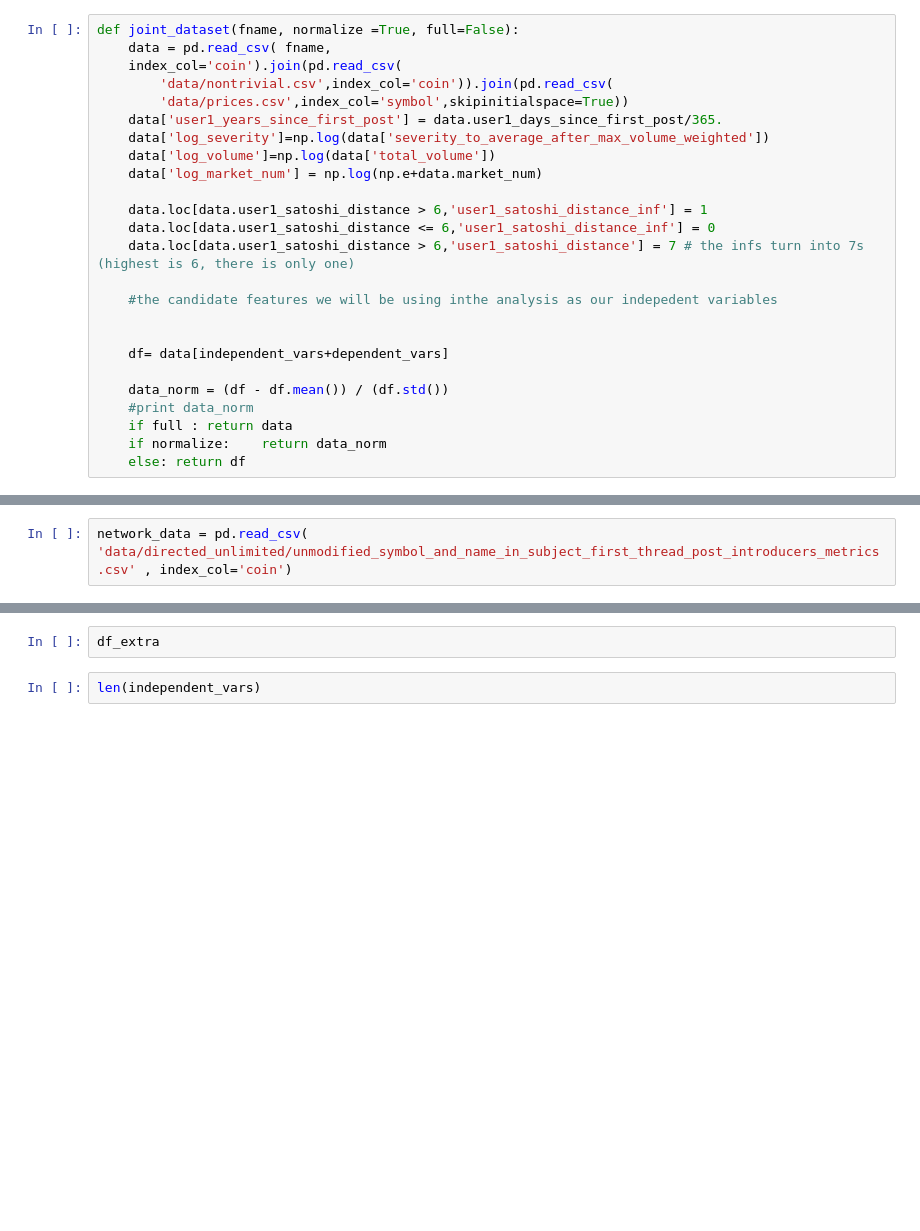
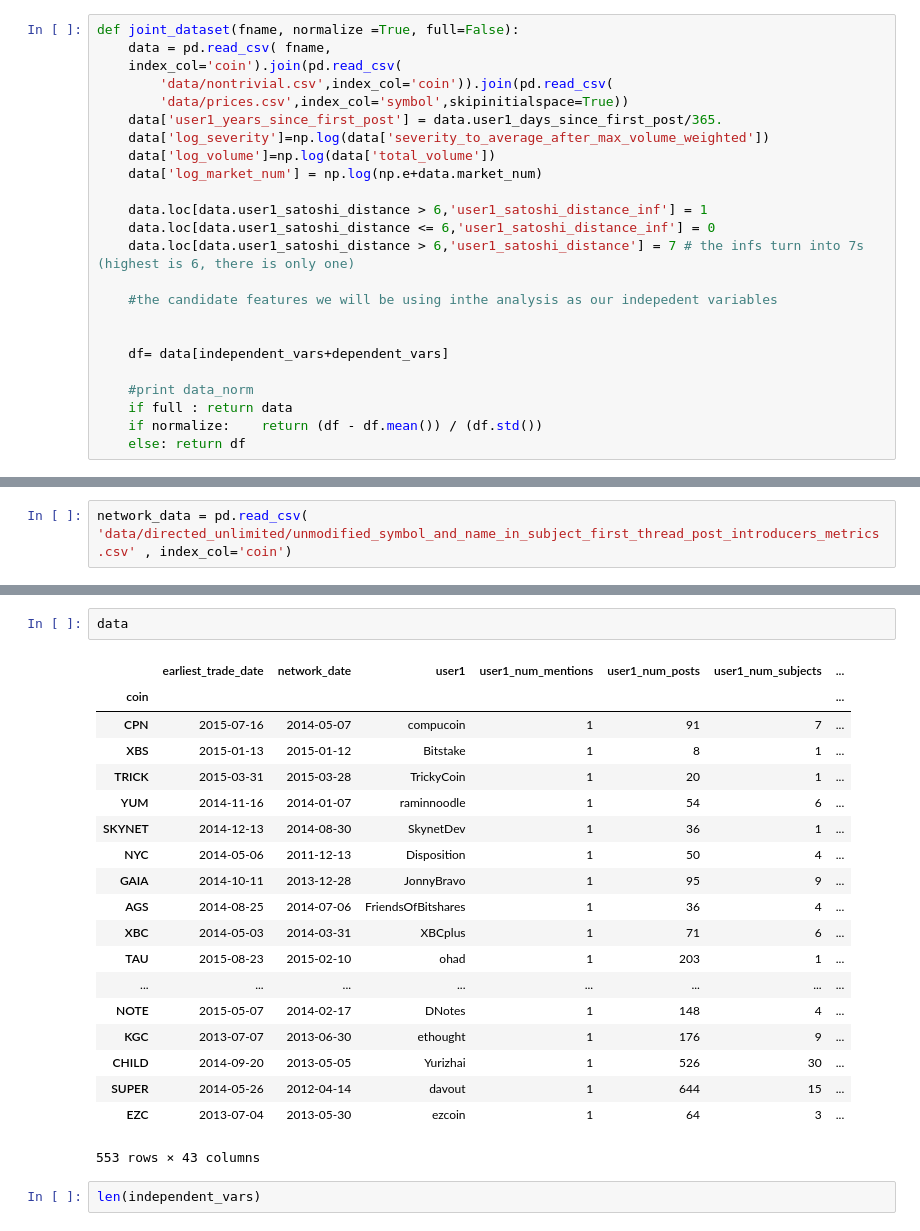
Before and after one commit to nikete/Comunity-Structure-Extremely-Speculative-Asset-Dynamics, a Jupyter notebook: coin introducers forum network position partially predicts magnitude and intensity of bubbles .ipynb, the cells around one changed output, grey strips where cells are left out. Cells and saved outputs as stored; diff of their text form; blank space fills up the shorter version.

Commit message:
investigating how the data broke

```diff
--- a/coin introducers forum network position partially predicts magnitude and intensity of bubbles .ipynb
+++ b/coin introducers forum network position partially predicts magnitude and intensity of bubbles .ipynb
@@ -89,10 +89,9 @@ def joint_dataset(fname, normalize =True, full=False):
 
     df= data[independent_vars+dependent_vars]
 
-    data_norm = (df - df.mean()) / (df.std())
     #print data_norm
     if full : return data
-    if normalize:    return data_norm
+    if normalize:    return (df - df.mean()) / (df.std())
     else: return df
 # %%
 #model_aic = LassoLarsIC(criterion='aic')
@@ -920,4 +871,24 @@ KeyError: "['user1_betweenness_centrality_unweighted'] not in index"
-# %%
-df_extra
+# %%
+data
+# %% [output]
+|  | earliest_trade_date | network_date | user1 | user1_num_mentions | user1_num_posts | user1_num_subjects | ... |
+| coin |  |  |  |  |  |  | ... |
+| CPN | 2015-07-16 | 2014-05-07 | compucoin | 1 | 91 | 7 | ... |
+| XBS | 2015-01-13 | 2015-01-12 | Bitstake | 1 | 8 | 1 | ... |
+| TRICK | 2015-03-31 | 2015-03-28 | TrickyCoin | 1 | 20 | 1 | ... |
+| YUM | 2014-11-16 | 2014-01-07 | raminnoodle | 1 | 54 | 6 | ... |
+| SKYNET | 2014-12-13 | 2014-08-30 | SkynetDev | 1 | 36 | 1 | ... |
+| NYC | 2014-05-06 | 2011-12-13 | Disposition | 1 | 50 | 4 | ... |
+| GAIA | 2014-10-11 | 2013-12-28 | JonnyBravo | 1 | 95 | 9 | ... |
+| AGS | 2014-08-25 | 2014-07-06 | FriendsOfBitshares | 1 | 36 | 4 | ... |
+| XBC | 2014-05-03 | 2014-03-31 | XBCplus | 1 | 71 | 6 | ... |
+| TAU | 2015-08-23 | 2015-02-10 | ohad | 1 | 203 | 1 | ... |
+| ... | ... | ... | ... | ... | ... | ... | ... |
+| NOTE | 2015-05-07 | 2014-02-17 | DNotes | 1 | 148 | 4 | ... |
+| KGC | 2013-07-07 | 2013-06-30 | ethought | 1 | 176 | 9 | ... |
+| CHILD | 2014-09-20 | 2013-05-05 | Yurizhai | 1 | 526 | 30 | ... |
+| SUPER | 2014-05-26 | 2012-04-14 | davout | 1 | 644 | 15 | ... |
+| EZC | 2013-07-04 | 2013-05-30 | ezcoin | 1 | 64 | 3 | ... |
+553 rows × 43 columns
 # %%
 len(independent_vars)
```
Also changed, not shown: parts of 11 cells of this notebook.
